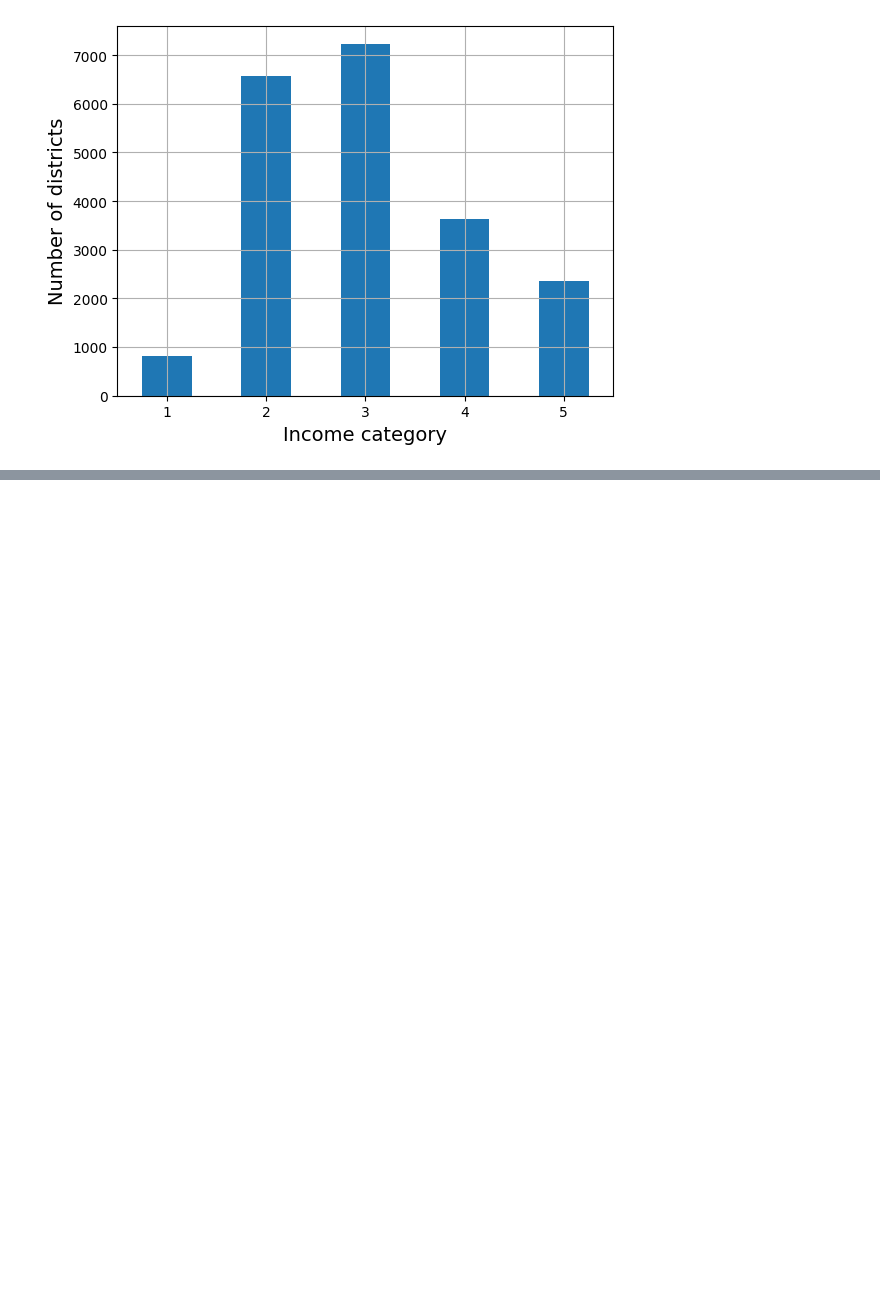
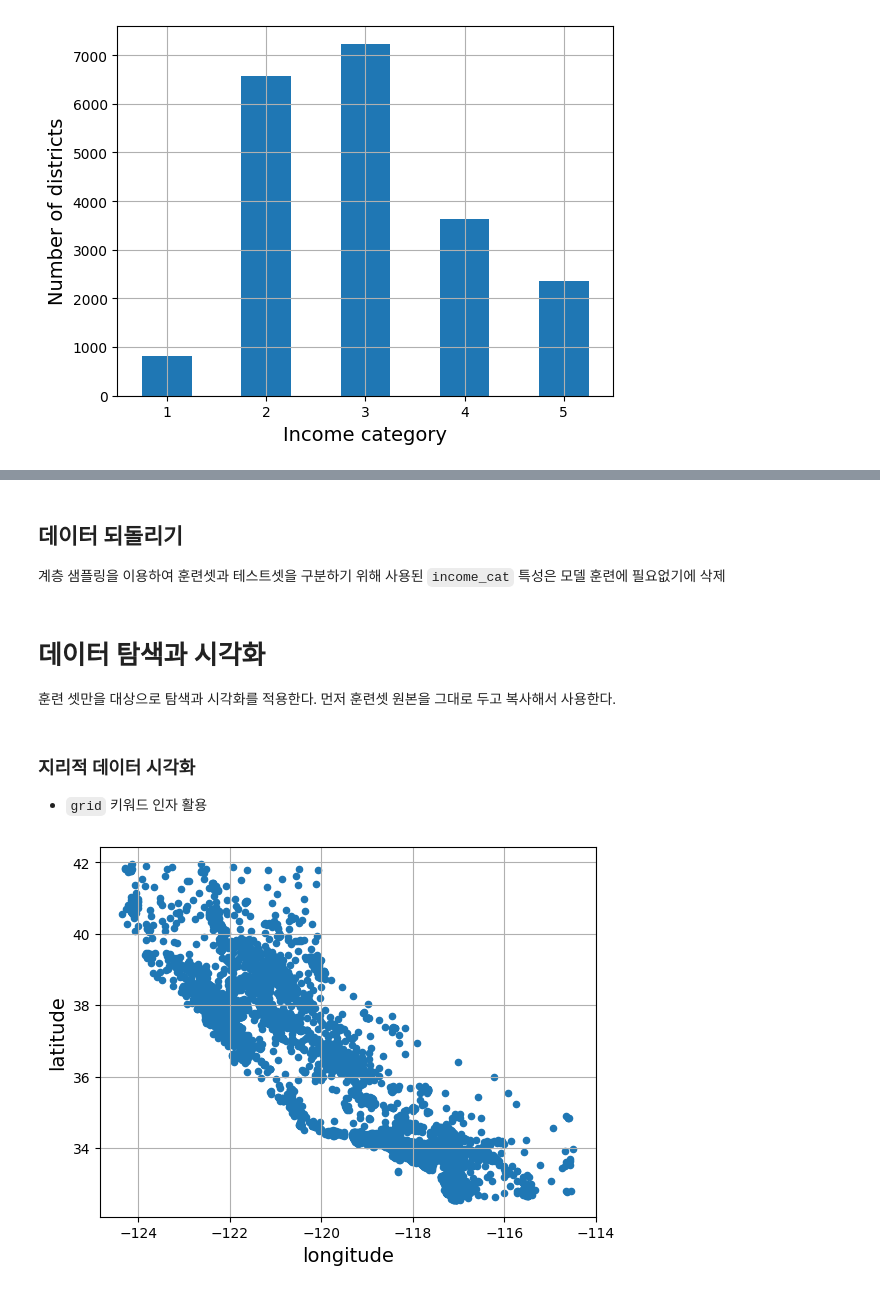
Before and after one commit to blueconecell/HandsOnML, a Jupyter notebook: test.ipynb, the cells around one changed output, grey strips where cells are left out. Saved outputs shown, nothing was run; the diff lists cells and outputs as text; code cells hidden in the pictures; blank space fills up the shorter version.

````diff
--- a/test.ipynb
+++ b/test.ipynb
@@ -199,0 +199,3 @@ strat_train_set, strat_test_set = train_test_split(housing, test_size=0.2, strat
+# %% [markdown]
+## 데이터 되돌리기
+계층 샘플링을 이용하여 훈련셋과 테스트셋을 구분하기 위해 사용된 ```income_cat``` 특성은 모델 훈련에 필요없기에 삭제
@@ -199,0 +205,13 @@ strat_train_set, strat_test_set = train_test_split(housing, test_size=0.2, strat
+# %% [markdown]
+# 데이터 탐색과 시각화
+훈련 셋만을 대상으로 탐색과 시각화를 적용한다. 먼저 훈련셋 원본을 그대로 두고 복사해서 사용한다.
+# %%
+housing = strat_train_set.copy()
+# %% [markdown]
+### 지리적 데이터 시각화
+- ```grid``` 키워드 인자 활용
+# %%
+housing.plot(kind="scatter", x="longitude", y = "latitude", grid=True)
+plt.show()
+# %% [output]
+[figure, added]
````
Also changed, not shown: parts of 45 cells of this notebook, 1 other file.
